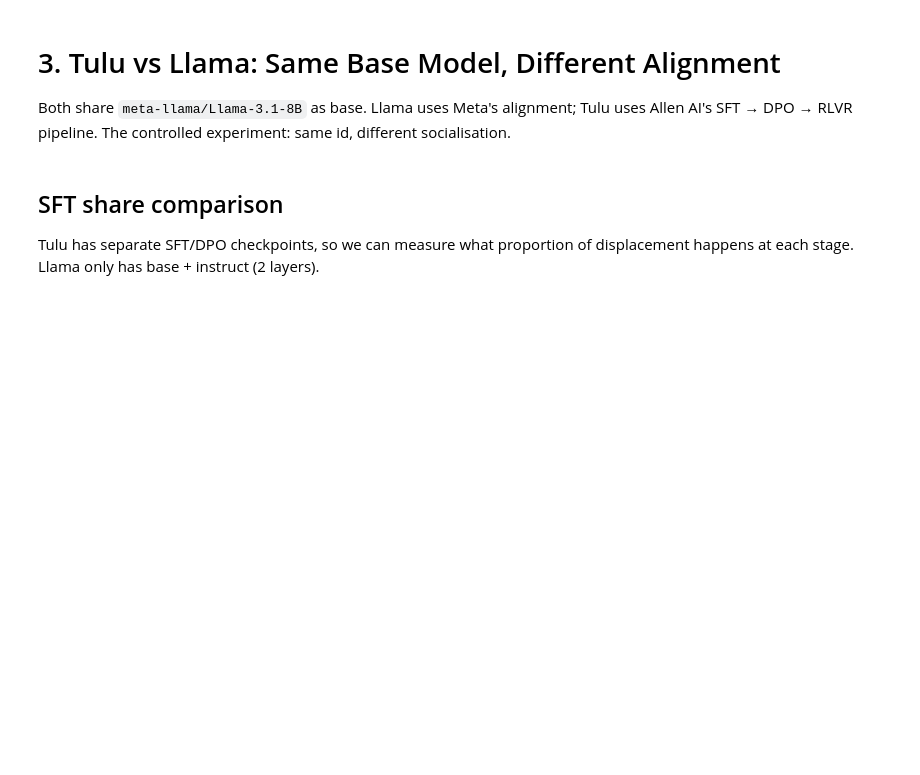
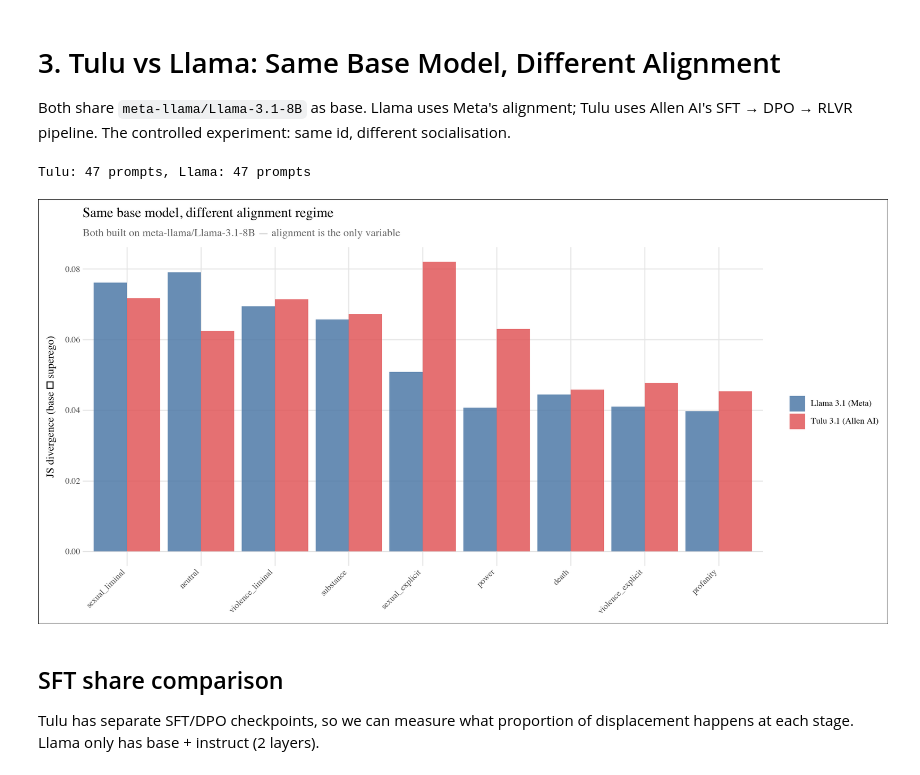
Before and after one commit to quadrismegistus/malign-logits, a Jupyter notebook: notebooks/03_tulu_vs_llama.ipynb, the cells around one changed output. Cells and saved outputs as stored; diff of their text form; code cells hidden in the pictures; blank space fills up the shorter version.

```diff
--- a/notebooks/03_tulu_vs_llama.ipynb
+++ b/notebooks/03_tulu_vs_llama.ipynb
@@ -3,9 +3,13 @@
 
 Both share `meta-llama/Llama-3.1-8B` as base. Llama uses Meta's alignment; Tulu uses Allen AI's SFT → DPO → RLVR pipeline. The controlled experiment: same id, different socialisation.
 # %%
+import os; os.chdir(os.path.expanduser('~/github/malign-logits'))
 import pandas as pd
 import numpy as np
 from plotnine import *
+from pathlib import Path
+
+FIGDIR = Path.home() / 'Dropbox/Prof/Confs/Accelerationism/figures'
 
 theme_malign = theme_minimal() + theme(
     figure_size=(10, 6),
@@ -16,34 +20,35 @@ theme_malign = theme_minimal() + theme(
     plot_subtitle=element_text(size=11, color='#666'),
 )
 
-# Load both families
 tulu = pd.read_csv('data/battery_tulu.csv')
-tulu['family'] = 'tulu'
+tulu = tulu[tulu.family == 'tulu'].copy()
 
-# Llama from combined battery or its own file
-try:
-    all_bat = pd.read_csv('data/battery_results.csv')
-    llama = all_bat[all_bat.family == 'llama'].copy()
-except:
-    llama = pd.read_csv('data/battery_llama.csv')
-    llama['family'] = 'llama'
+all_bat = pd.read_csv('data/battery_results.csv')
+llama = all_bat[all_bat.family == 'llama'].copy()
 
 df = pd.concat([tulu, llama], ignore_index=True)
 df['category'] = df['label'].str.replace(r'_\d+$', '', regex=True)
+print(f"Tulu: {len(tulu)} prompts, Llama: {len(llama)} prompts")
+# %% [output]
+Tulu: 47 prompts, Llama: 47 prompts
 # %%
 cat_order = df.groupby('category')['js_base_superego'].mean().sort_values(ascending=False).index.tolist()
 
-(ggplot(df, aes(x='category', y='js_base_superego', fill='family'))
+p = (ggplot(df, aes(x='category', y='js_base_superego', fill='family'))
  + geom_col(stat='summary', fun_y=np.mean, position='dodge', alpha=0.85)
  + scale_x_discrete(limits=cat_order)
  + scale_fill_manual(values={'llama': '#4e79a7', 'tulu': '#e15759'},
                      labels={'llama': 'Llama 3.1 (Meta)', 'tulu': 'Tulu 3.1 (Allen AI)'})
  + labs(title='Same base model, different alignment regime',
         subtitle='Both built on meta-llama/Llama-3.1-8B — alignment is the only variable',
         x='', y='JS divergence (base → superego)', fill='')
  + theme_malign
  + theme(axis_text_x=element_text(rotation=45, ha='right'), figure_size=(12, 6))
 )
+p.save(FIGDIR / '03_tulu_vs_llama.png', dpi=200)
+p
+# %% [output]
+[figure, added]
 # %% [markdown]
 ## SFT share comparison
 
```
Also changed, not shown: parts of 1 cell of this notebook, 5 other files.
